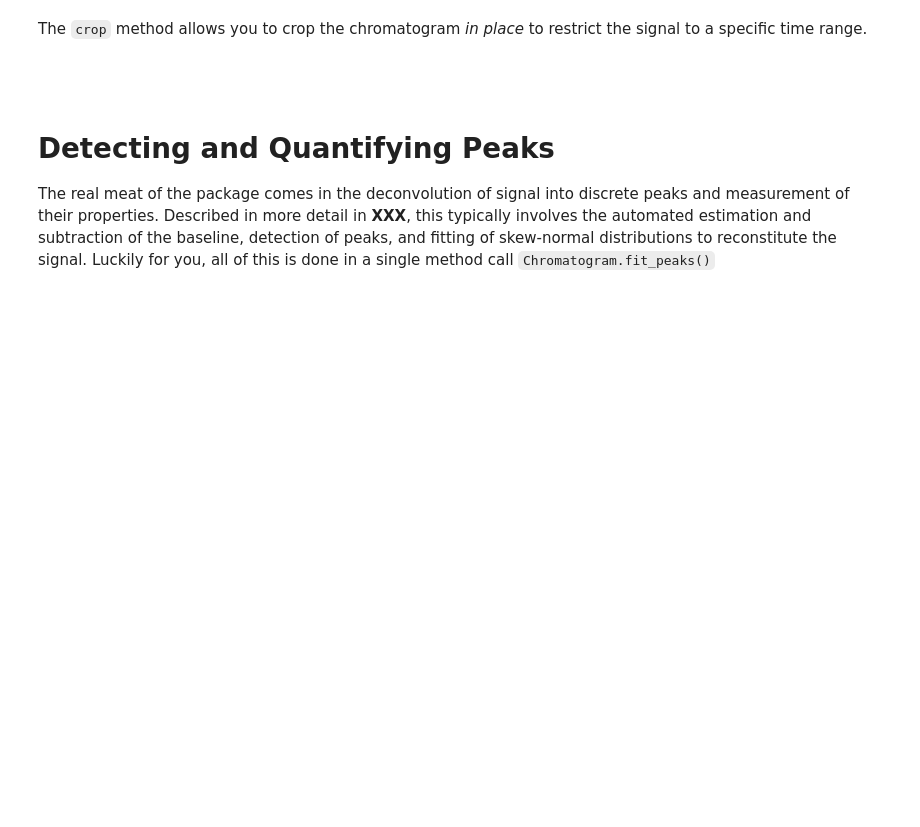
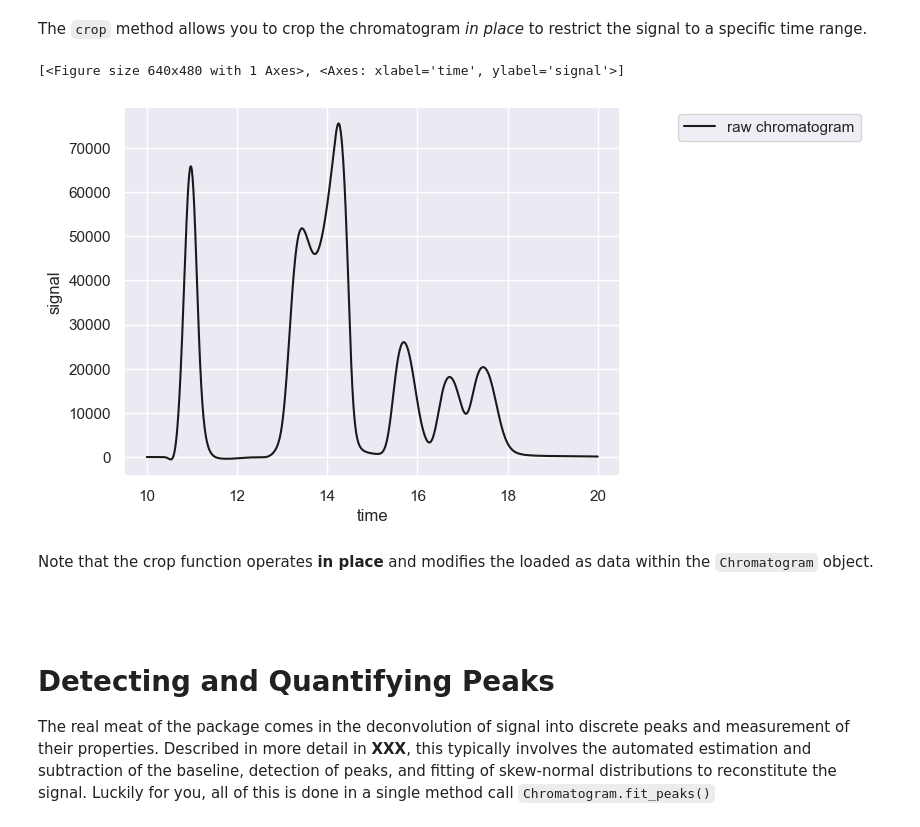
Before and after one commit to cremerlab/hplc-py, a Jupyter notebook: docs/source/getting_started/quickstart.ipynb, the cells around one changed output. Drawn from its saved outputs; the diff is of its cells as text; code cells hidden in the pictures; blank space fills up the shorter version.

```diff
--- a/docs/source/getting_started/quickstart.ipynb
+++ b/docs/source/getting_started/quickstart.ipynb
@@ -60,6 +58,16 @@ chrom.show()
 # %% [markdown]
 The `crop` method allows you to crop the chromatogram *in place* to restrict
 the signal to a specific time range.
+# %%
+# Crop the chromatogram in place between 8 and 21 min.
+chrom.crop([10, 20])
+chrom.show()
+# %% [output]
+[<Figure size 640x480 with 1 Axes>, <Axes: xlabel='time', ylabel='signal'>]
+[figure, added]
+# %% [markdown]
+Note that the crop function operates **in place** and modifies the loaded as data
+within the `Chromatogram` object.
 # %% [markdown]
 ##
 # %% [markdown]
```
Also changed, not shown: parts of 11 cells of this notebook, 5 other files.
